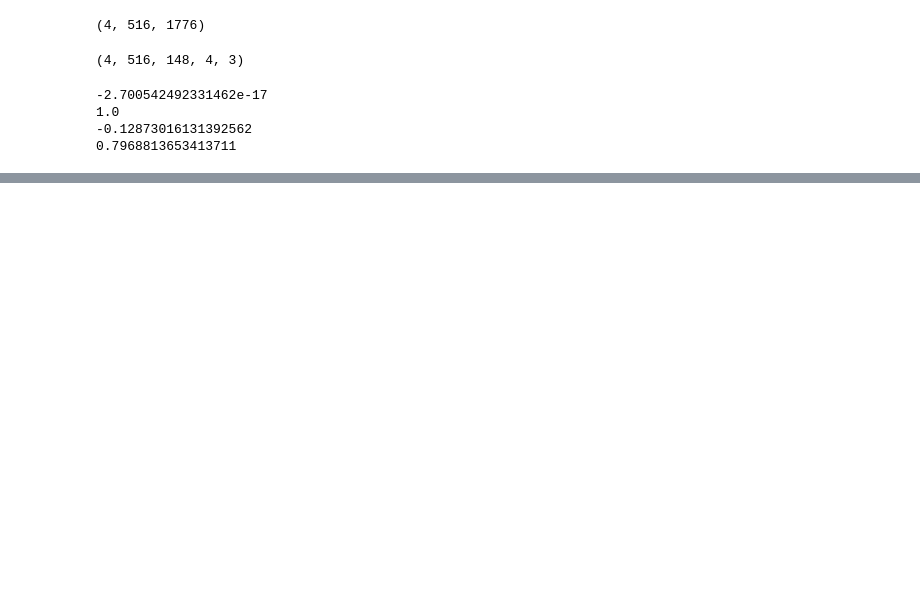
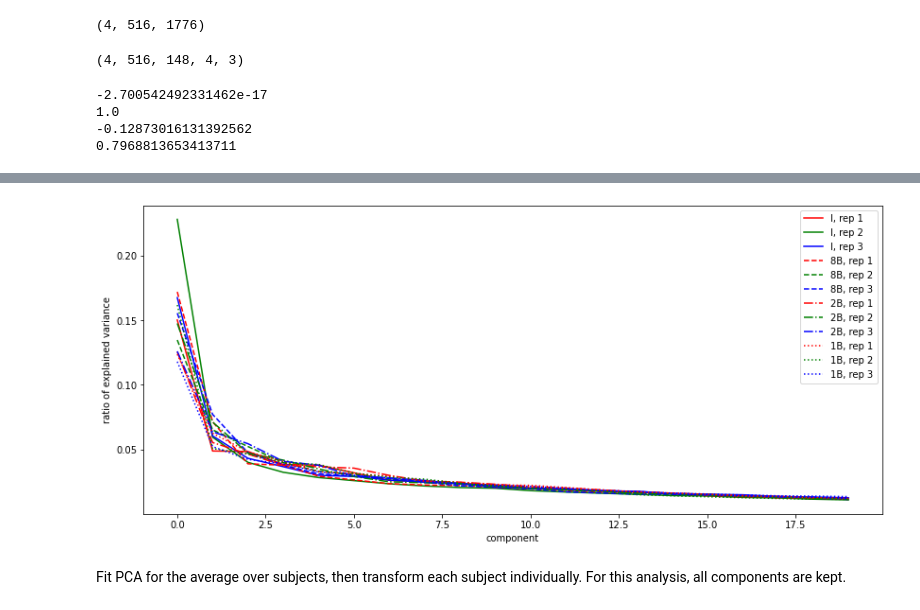
Before and after one commit to riesacassano/fMRI_piano, a Jupyter notebook: ryc_100121_PCA.ipynb, the cells around one changed output, grey strips where cells are left out. Cells and saved outputs as stored; diff of their text form; code cells hidden in the pictures; blank space fills up the shorter version.

```diff
--- a/ryc_100121_PCA.ipynb
+++ b/ryc_100121_PCA.ipynb
@@ -58,0 +116,29 @@ print(np.std(orig_data_norm[0,:,20,0,0])) # shouldn't be 1
+# %%
+conds = ['I','8B','2B','1B']
+ls = ['solid','dashed','dashdot','dotted'] # one linestyle for each condition
+color = ['red','green','blue'] # one color for each rep
+# %%
+fig,ax = plt.subplots(figsize=(14,6))
+ax.set_xlabel('component')
+ax.set_ylabel('ratio of explained variance')
+
+for c in range(n_conds):
+  for r in range(n_reps):
+    # create the object
+    this_pca = PCA()
+
+    # fit the data for this run
+    this_pca.fit(avg_data_all[:,:,c,r].T)
+
+    # plot the explained variance
+    ax.plot(this_pca.explained_variance_ratio_[:20],
+            label='%s, rep %d'%(conds[c],r+1),
+            color=color[r],
+            ls=ls[c],
+            )
+
+ax.legend();
+# %% [output]
+[figure, added]
+# %% [markdown]
+Fit PCA for the average over subjects, then transform each subject individually. For this analysis, all components are kept.
```
Also changed, not shown: parts of 7 cells of this notebook.
